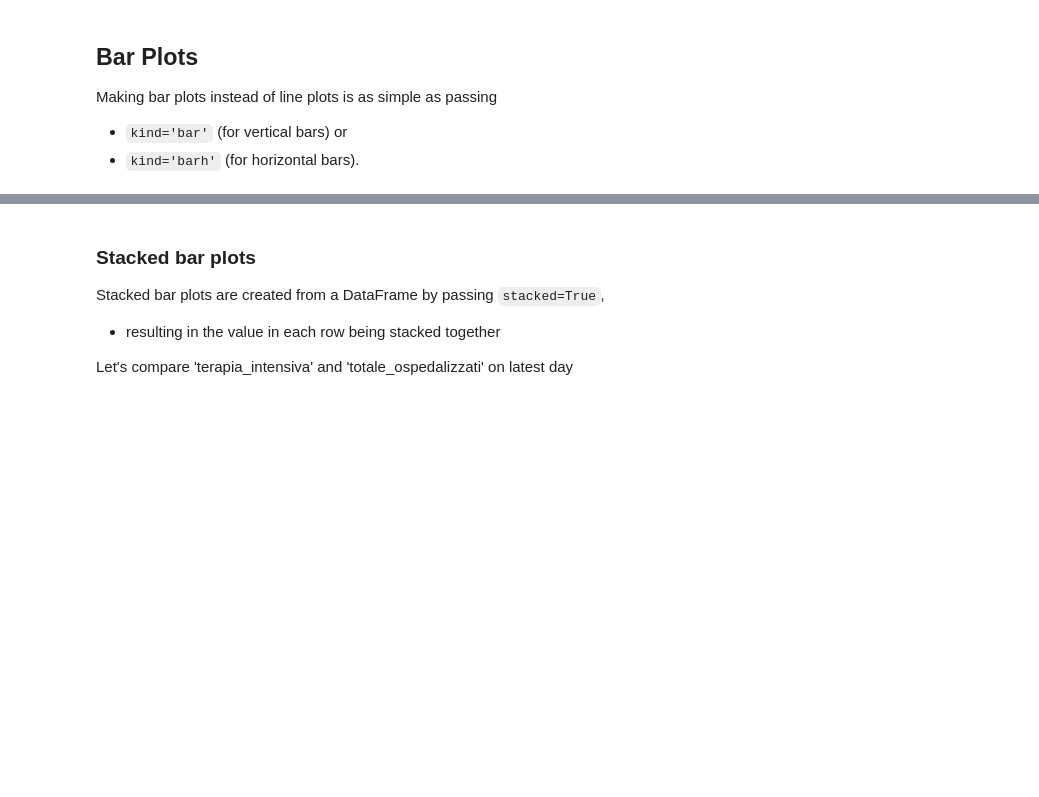
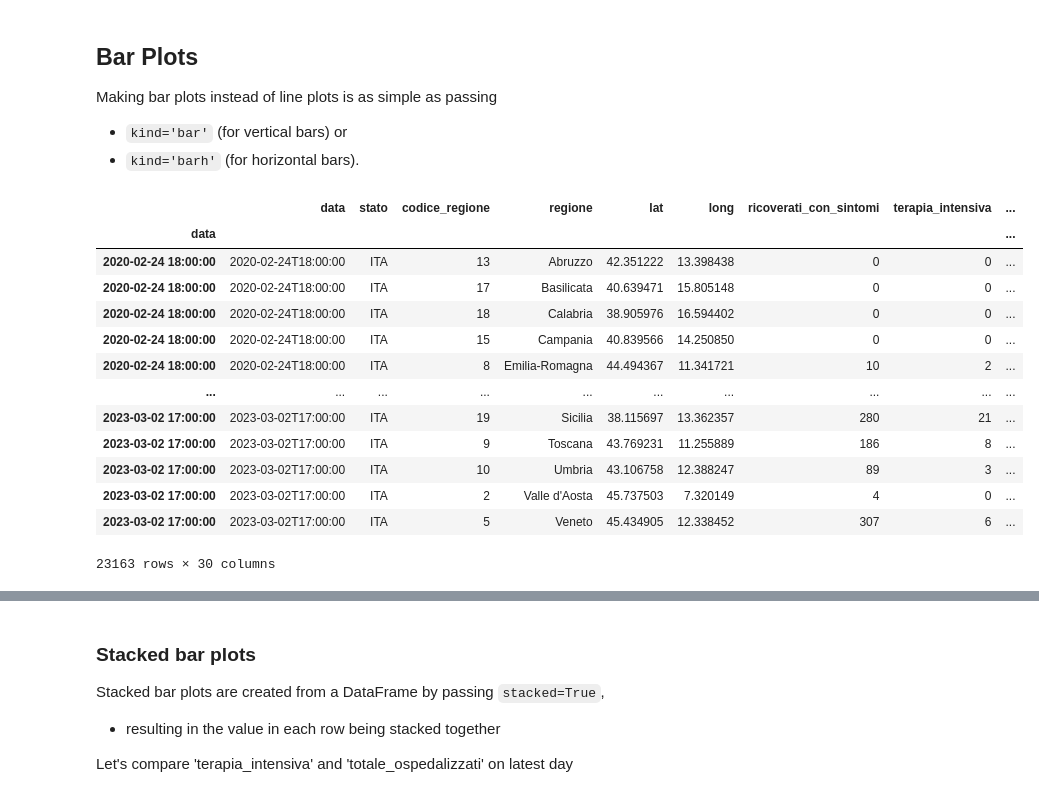
Before and after one commit to EMbeDS-education/IPDPP-GSSI-20222023, a Jupyter notebook: jupyter/jupyterNotebooks/Part1_NumPy_Pandas.ipynb, the cells around one changed output, grey strips where cells are left out. Cells and saved outputs as stored; diff of their text form; code cells hidden in the pictures; blank space fills up the shorter version.

```diff
--- a/jupyter/jupyterNotebooks/Part1_NumPy_Pandas.ipynb
+++ b/jupyter/jupyterNotebooks/Part1_NumPy_Pandas.ipynb
@@ -3364,3 +4066,26 @@ covid_italy_filter.loc[covid_italy_filter.index>= datetime(2021, 10, 1)].plot(fi
 Making bar plots instead of line plots is as simple as passing
 * `kind='bar'` (for vertical bars) or
 * `kind='barh'` (for horizontal bars).
+# %%
+# load data relating to the regional trend of SARS-CoV-2 spread
+url_dpc_regioni = 'https://raw.githubusercontent.com/pcm-dpc/COVID-19/master/dati-regioni/dpc-covid19-ita-regioni.csv'
+covid_regions = pd.read_csv(url_dpc_regioni)
+covid_regions.index = pd.to_datetime(covid_regions.data)
+covid_regions = covid_regions.rename(columns={'denominazione_regione': 'regione'})
+
+covid_regions
+# %% [output]
+|  | data | stato | codice_regione | regione | lat | long | ricoverati_con_sintomi | terapia_intensiva | ... |
+| data |  |  |  |  |  |  |  |  | ... |
+| 2020-02-24 18:00:00 | 2020-02-24T18:00:00 | ITA | 13 | Abruzzo | 42.351222 | 13.398438 | 0 | 0 | ... |
+| 2020-02-24 18:00:00 | 2020-02-24T18:00:00 | ITA | 17 | Basilicata | 40.639471 | 15.805148 | 0 | 0 | ... |
+| 2020-02-24 18:00:00 | 2020-02-24T18:00:00 | ITA | 18 | Calabria | 38.905976 | 16.594402 | 0 | 0 | ... |
+| 2020-02-24 18:00:00 | 2020-02-24T18:00:00 | ITA | 15 | Campania | 40.839566 | 14.250850 | 0 | 0 | ... |
+| 2020-02-24 18:00:00 | 2020-02-24T18:00:00 | ITA | 8 | Emilia-Romagna | 44.494367 | 11.341721 | 10 | 2 | ... |
+| ... | ... | ... | ... | ... | ... | ... | ... | ... | ... |
+| 2023-03-02 17:00:00 | 2023-03-02T17:00:00 | ITA | 19 | Sicilia | 38.115697 | 13.362357 | 280 | 21 | ... |
+| 2023-03-02 17:00:00 | 2023-03-02T17:00:00 | ITA | 9 | Toscana | 43.769231 | 11.255889 | 186 | 8 | ... |
+| 2023-03-02 17:00:00 | 2023-03-02T17:00:00 | ITA | 10 | Umbria | 43.106758 | 12.388247 | 89 | 3 | ... |
+| 2023-03-02 17:00:00 | 2023-03-02T17:00:00 | ITA | 2 | Valle d'Aosta | 45.737503 | 7.320149 | 4 | 0 | ... |
+| 2023-03-02 17:00:00 | 2023-03-02T17:00:00 | ITA | 5 | Veneto | 45.434905 | 12.338452 | 307 | 6 | ... |
+23163 rows × 30 columns
```
Also changed, not shown: parts of 140 cells of this notebook, 4 other files.
